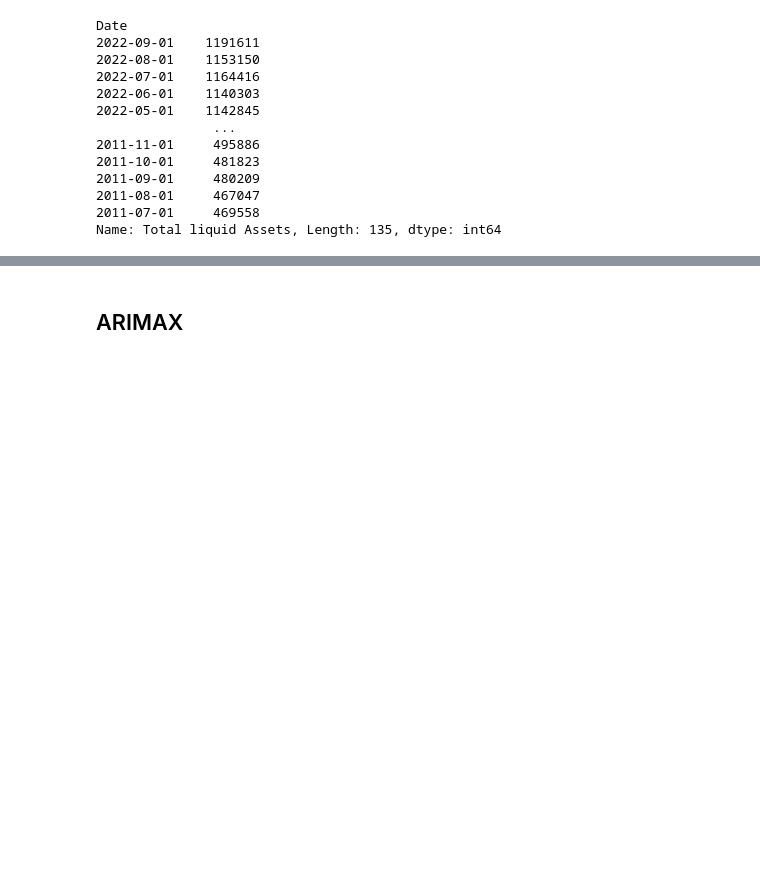
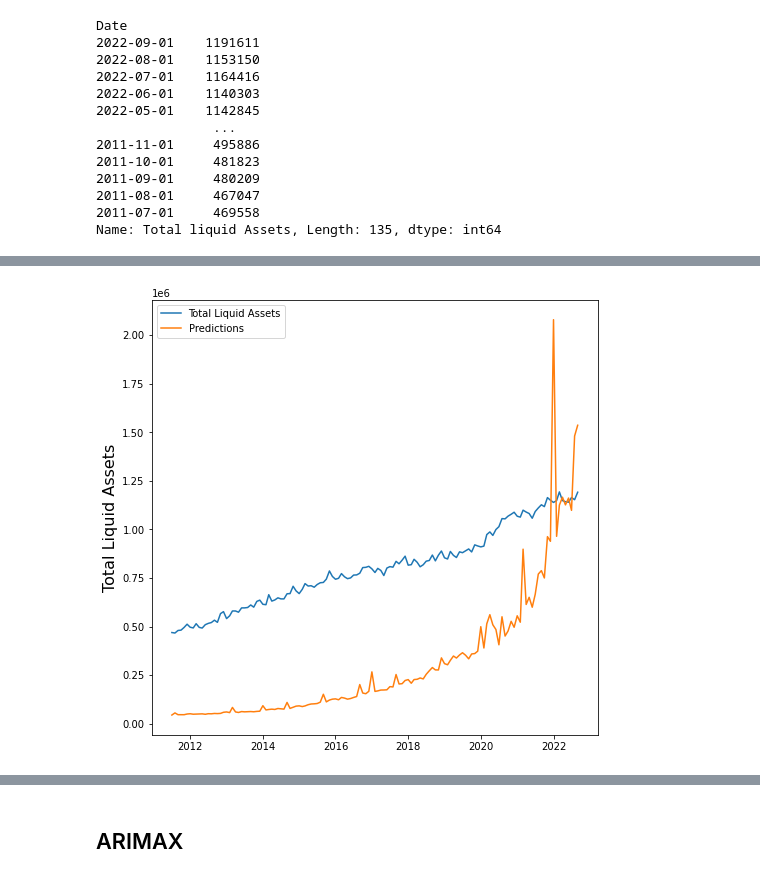
Before and after one commit to Khuks/Predicting-Aggregate-Liquidity-For-A-Central-Bank-Using-Machine-Learning-Algorithms-, a Jupyter notebook: Copy_of_Predicting_Aggregate_Liquidity.ipynb, the cells around one changed output, grey strips where cells are left out. Saved outputs shown, nothing was run; the diff lists cells and outputs as text; code cells hidden in the pictures; blank space fills up the shorter version.

```diff
--- a/Copy_of_Predicting_Aggregate_Liquidity.ipynb
+++ b/Copy_of_Predicting_Aggregate_Liquidity.ipynb
@@ -1060,3 +1061,3 @@ pyplot.show()
 # %%
-yhat_test_pred =model_rbf.predict(X_test)
+yhat_test_pred =(model_rbf.predict(X_test))*2.5
 yhat_test_pred
@@ -1079,0 +1094,3 @@ pyplot.show()
+# %%
+rbf_pred_data = pd.DataFrame({'Total Liquid Assets': y_test, 'Predicted': yhat_test_pred.flatten()})
+rbf_pred_data.head()
@@ -1080,3 +1105,11 @@ pyplot.show()
+# %%
+plt.figure(figsize=(8,8))
+plt.ylabel('Total Liquid Assets', fontsize=16)
+plt.plot(rbf_pred_data)
+plt.legend(['Total Liquid Assets', 'Predictions'])
+plt.show()
+# %% [output]
+[figure, added]
 # %%
 # Visualizing the differences between actual prices and predicted values
 plt.scatter(y_test,yhat_test_pred,)
```
Also changed, not shown: parts of 23 cells of this notebook.
